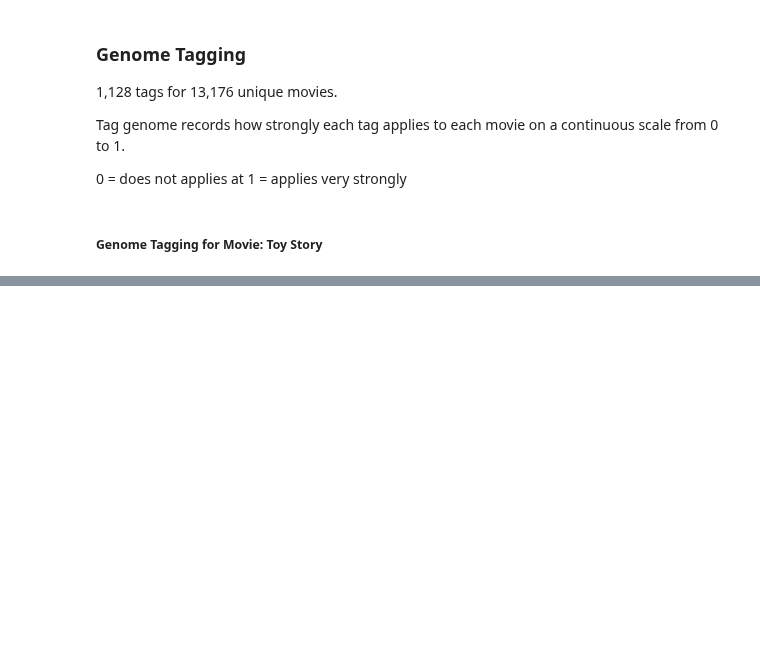
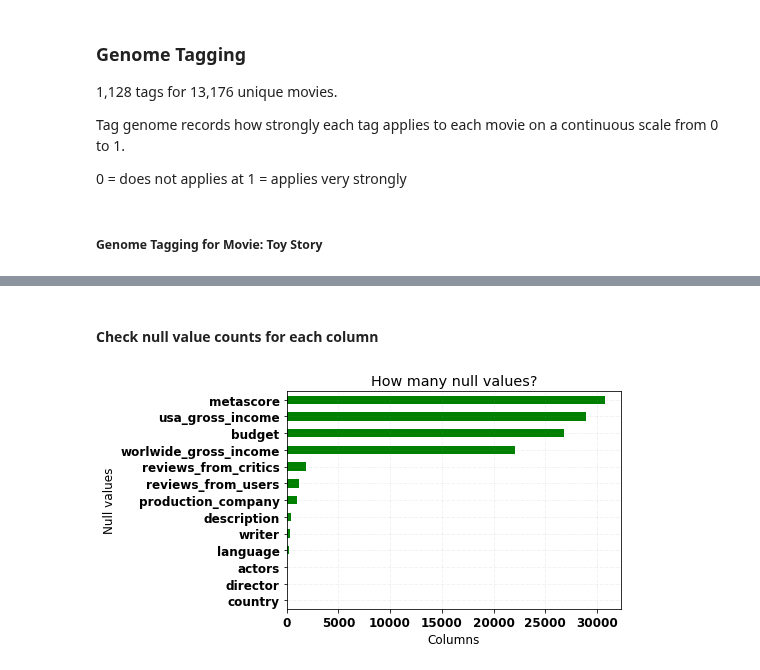
Before and after one commit to GovindBhala/DS5500-Movie-Recommendation-System, a Jupyter notebook: Initial_Analysis.ipynb, the cells around one changed output, grey strips where cells are left out. Saved outputs shown, nothing was run; the diff lists cells and outputs as text; code cells hidden in the pictures; blank space fills up the shorter version.

```diff
--- a/Initial_Analysis.ipynb
+++ b/Initial_Analysis.ipynb
@@ -52,0 +90,2 @@ sns.despine(left=True, bottom=True)
+# %%
+movie_dataset = pd.merge(left=movie_filter, right=movies, left_on='movieId', right_on='movieId')
@@ -52,0 +134,2 @@ sns.despine(left=True, bottom=True)
+# %%
+movie_dataset = movie_dataset.drop(columns = ['imdbId', 'tmdbId', 'imdbId_str', 'imdb_title_id'])
@@ -52,0 +154,2 @@ sns.despine(left=True, bottom=True)
+# %%
+movie_dataset = movie_dataset.drop(columns = ['title_x','original_title'])
@@ -52,0 +176,12 @@ sns.despine(left=True, bottom=True)
+# %% [markdown]
+#### Check null value counts for each column
+# %%
+col_lis = movie_dataset.columns[movie_dataset.isnull().any()]
+# %%
+ax=movie_dataset[col_lis].isnull().sum().sort_values().plot.barh(x=0, y=1,color='green')
+ax.set_xlabel('Columns')
+ax.set_ylabel('Null values')
+ax.set_title('How many null values?')
+ax.grid(b=True, color='grey', linestyle='-.', linewidth=0.5, alpha=0.2)
+# %% [output]
+[figure, added]
```
Also changed, not shown: parts of 46 cells of this notebook.
